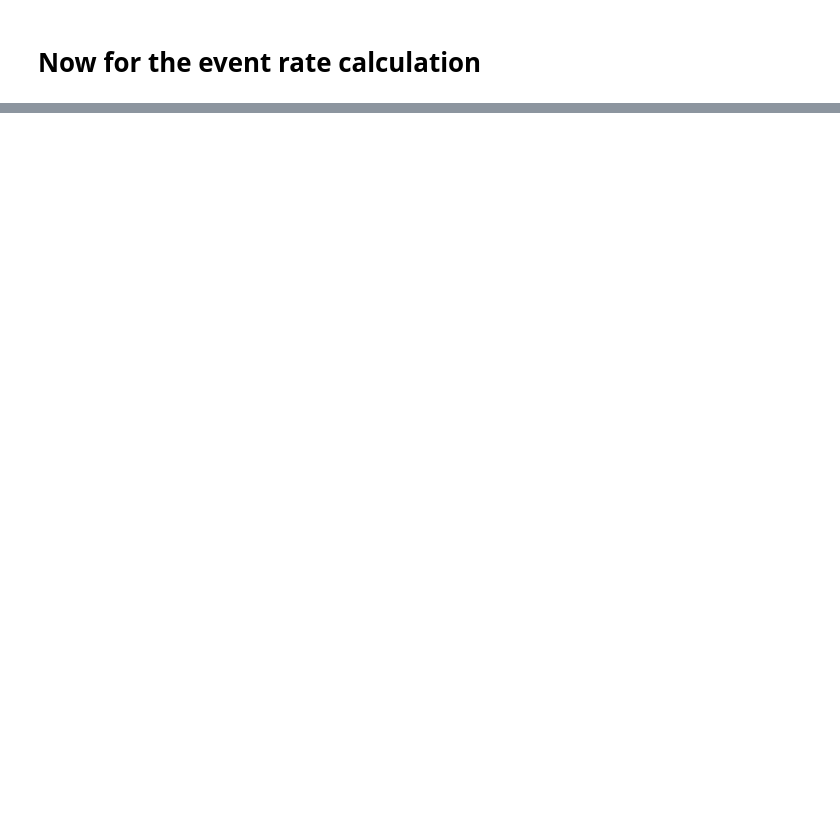
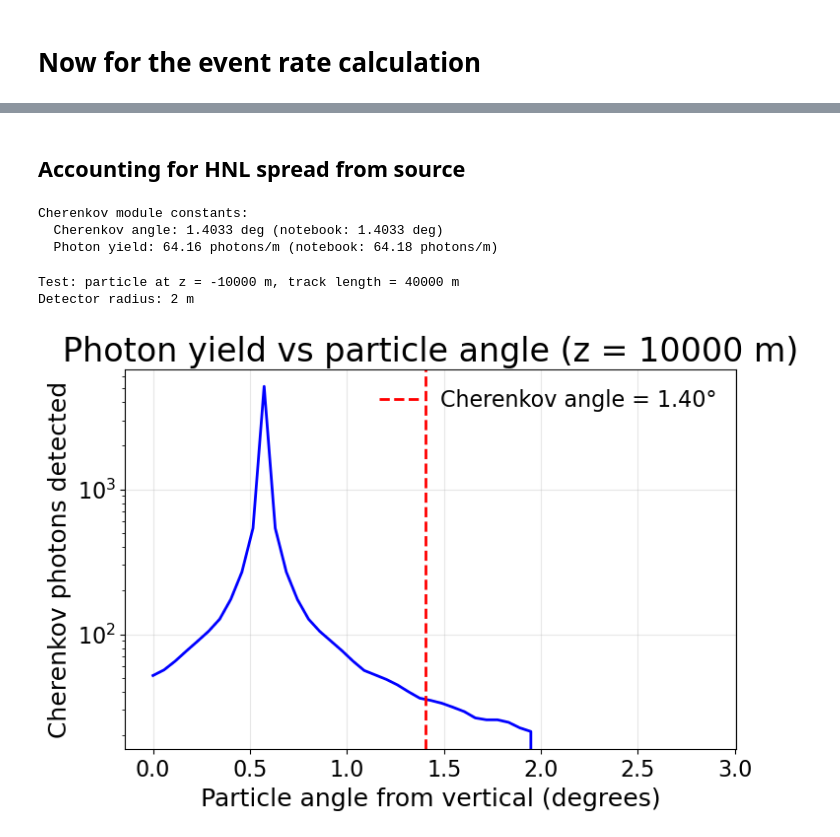
Before and after one commit to nickkamp1/NeutrinoFactoryHNL, a Jupyter notebook: Balloon.ipynb, the cells around one changed output, grey strips where cells are left out. Drawn from its saved outputs; the diff is of its cells as text; code cells hidden in the pictures; blank space fills up the shorter version.

Commit message:
trying to incorporate the spread of the HNL flux, many iterations with claude

```diff
--- a/Balloon.ipynb
+++ b/Balloon.ipynb
@@ -313,0 +291,55 @@ plt.show()
+# %% [markdown]
+## Accounting for HNL spread from source
+# %%
+# Import the generalized Cherenkov module
+from src.cherenkov import (
+    cherenkov_photons_detected_vectorized,
+    get_cherenkov_angle,
+    get_cherenkov_yield_per_meter,
+    CherenkovLookupTable
+)
+
+# Verify constants match
+print("Cherenkov module constants:")
+print(f"  Cherenkov angle: {np.degrees(get_cherenkov_angle()):.4f} deg (notebook: {np.degrees(theta_C):.4f} deg)")
+print(f"  Photon yield: {get_cherenkov_yield_per_meter():.2f} photons/m (notebook: {Ch_dN_dx:.2f} photons/m)")
+# %% [output]
+Cherenkov module constants:
+  Cherenkov angle: 1.4033 deg (notebook: 1.4033 deg)
+  Photon yield: 64.16 photons/m (notebook: 64.18 photons/m)
+# %%
+# Demonstrate the generalized Cherenkov function
+# Convention: detector is a disk at z=0, particles come from z < 0
+
+# Example: particle at 1 km below detector, traveling at various angles
+z_test = 10000  # m below detector
+track_length = 40000  # m
+
+print(f"Test: particle at z = -{z_test} m, track length = {track_length} m")
+print(f"Detector radius: {R_det} m")
+print()
+
+# Scan particle angles to show how photon count varies
+theta_range = np.linspace(0, 0.05, 51)  # 0 to ~3 degrees
+
+N_photons_list = []
+for theta in theta_range:
+    r_0 = np.array([-100, 0, -z_test])
+    p_hat = np.array([np.sin(theta), 0, np.cos(theta)])
+    N_ph = cherenkov_photons_detected_vectorized(r_0, p_hat, track_length, R_det, N_track=1000, N_psi=10000)
+    N_photons_list.append(N_ph)
+
+plt.figure(figsize=(8, 5))
+plt.plot(np.degrees(theta_range), N_photons_list, 'b-', linewidth=2)
+plt.axvline(np.degrees(theta_C), color='r', linestyle='--', label=f'Cherenkov angle = {np.degrees(theta_C):.2f}°')
+plt.xlabel('Particle angle from vertical (degrees)')
+plt.ylabel('Cherenkov photons detected')
+plt.title(f'Photon yield vs particle angle (z = {z_test} m)')
+plt.legend()
+plt.grid(True, alpha=0.3)
+plt.semilogy()
+plt.show()
+# %% [output]
+Test: particle at z = -10000 m, track length = 40000 m
+Detector radius: 2 m
+[figure, added]
```
Also changed, not shown: parts of 21 cells of this notebook, 30 other files.
